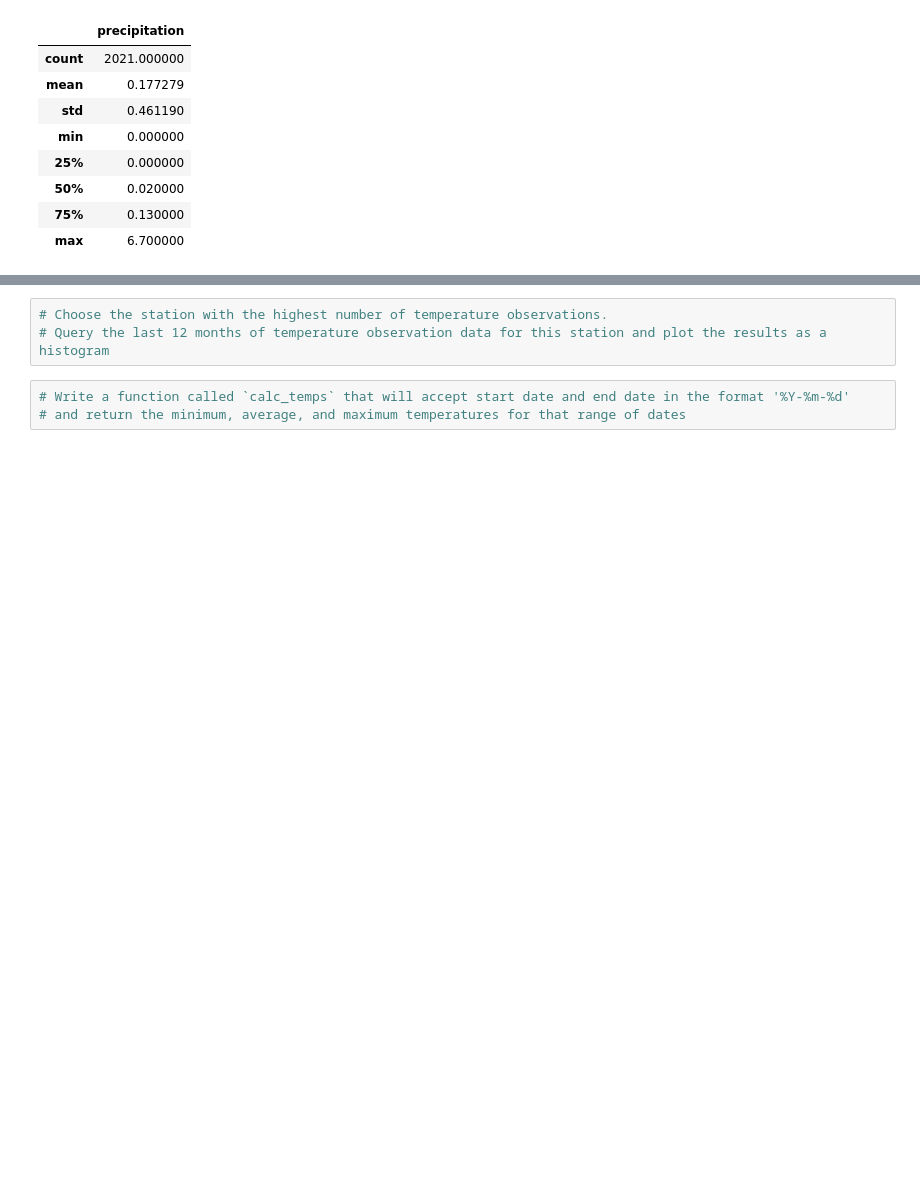
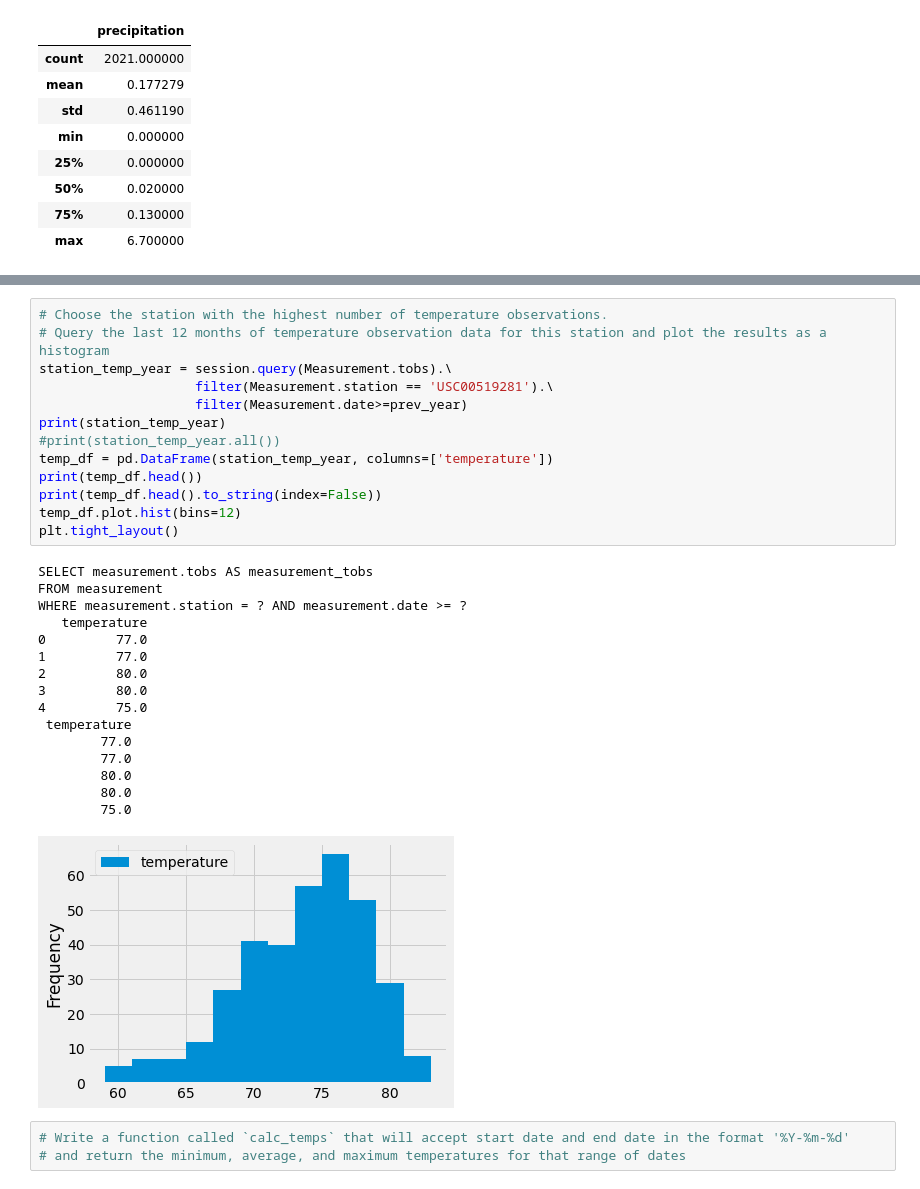
Before and after one commit to tannazmo/surfs_up, a Jupyter notebook: practice/climate_analysis.ipynb, the cells around one changed output, grey strips where cells are left out. Drawn from its saved outputs; the diff is of its cells as text; blank space fills up the shorter version.

```diff
--- a/practice/climate_analysis.ipynb
+++ b/practice/climate_analysis.ipynb
@@ -102,6 +135,33 @@ df.describe()
 # %%
 # Choose the station with the highest number of temperature observations.
 # Query the last 12 months of temperature observation data for this station and plot the results as a histogram
+station_temp_year = session.query(Measurement.tobs).\
+                    filter(Measurement.station == 'USC00519281').\
+                    filter(Measurement.date>=prev_year)
+print(station_temp_year)
+#print(station_temp_year.all())
+temp_df = pd.DataFrame(station_temp_year, columns=['temperature'])
+print(temp_df.head())
+print(temp_df.head().to_string(index=False))
+temp_df.plot.hist(bins=12)
+plt.tight_layout()
+# %% [output]
+SELECT measurement.tobs AS measurement_tobs
+FROM measurement
+WHERE measurement.station = ? AND measurement.date >= ?
+   temperature
+0         77.0
+1         77.0
+2         80.0
+3         80.0
+4         75.0
+ temperature
+        77.0
+        77.0
+        80.0
+        80.0
+        75.0
+[figure, added]
 # %%
 # Write a function called `calc_temps` that will accept start date and end date in the format '%Y-%m-%d'
 # and return the minimum, average, and maximum temperatures for that range of dates
```
Also changed, not shown: parts of 3 cells of this notebook.
